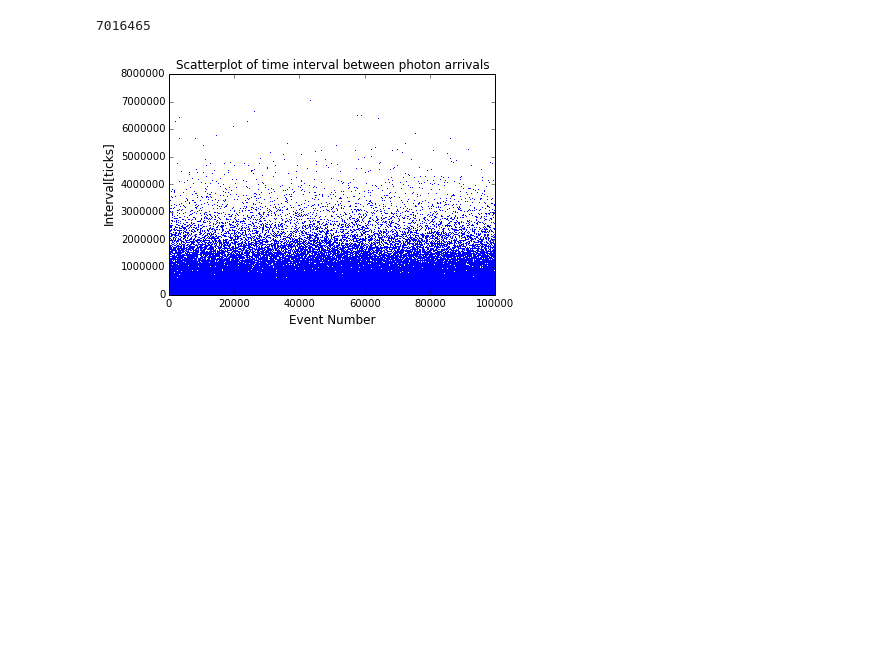
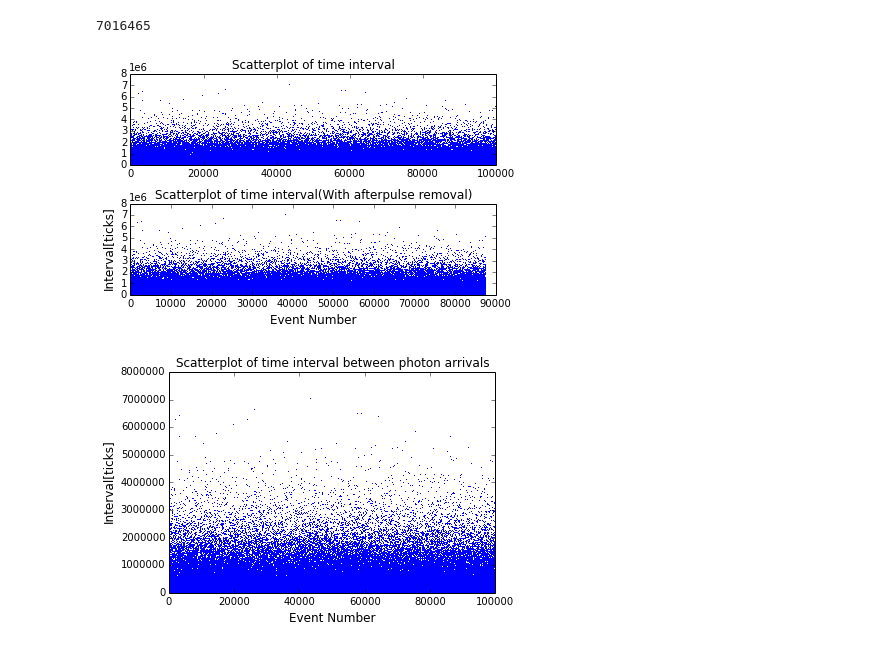
Before and after one commit to dorisjlee/AY120, a Jupyter notebook: lab1/Lab1 Photon Detection Experiment(I).ipynb, the cells around one changed output. Drawn from its saved outputs; the diff is of its cells as text; code cells hidden in the pictures; blank space fills up the shorter version.

```diff
--- a/lab1/Lab1 Photon Detection Experiment(I).ipynb
+++ b/lab1/Lab1 Photon Detection Experiment(I).ipynb
@@ -84,6 +85,22 @@ max(dt) #longest interval
 # %%
 # plt.figure()
 # plt.plot(dt,'o')
+# %%
+plt.subplot(2,1,1)
+plt.plot(dt,',')
+plt.title("Scatterplot of time interval")
+plt.tight_layout()
+plt.ticklabel_format(style='sci', axis='y', scilimits=(0,0))
+plt.subplot(2,1,2)
+dt=dt[np.where(dt>3000.)[0]]
+plt.plot(dt,',')
+plt.title("Scatterplot of time interval(With afterpulse removal)")
+plt.xlabel("Event Number",fontsize=12)
+plt.ylabel("Interval[ticks]",fontsize=12)
+plt.ticklabel_format(style='sci', axis='y', scilimits=(0,0))
+plt.tight_layout()
+# %% [output]
+[figure, added]
 # %%
 plt.figure()
 plt.plot(dt,',')
```
Also changed, not shown: parts of 1 cell of this notebook, 29 other files.
